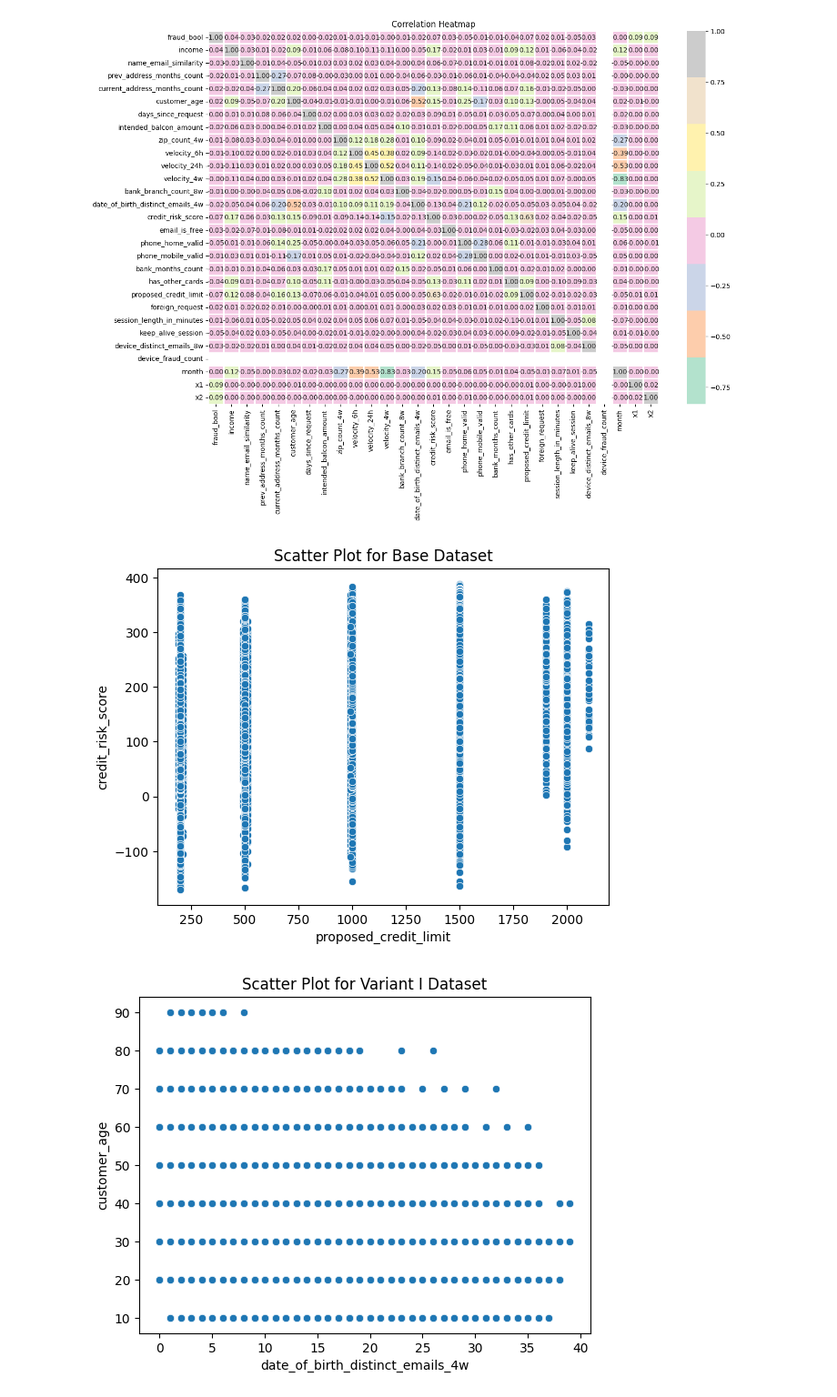
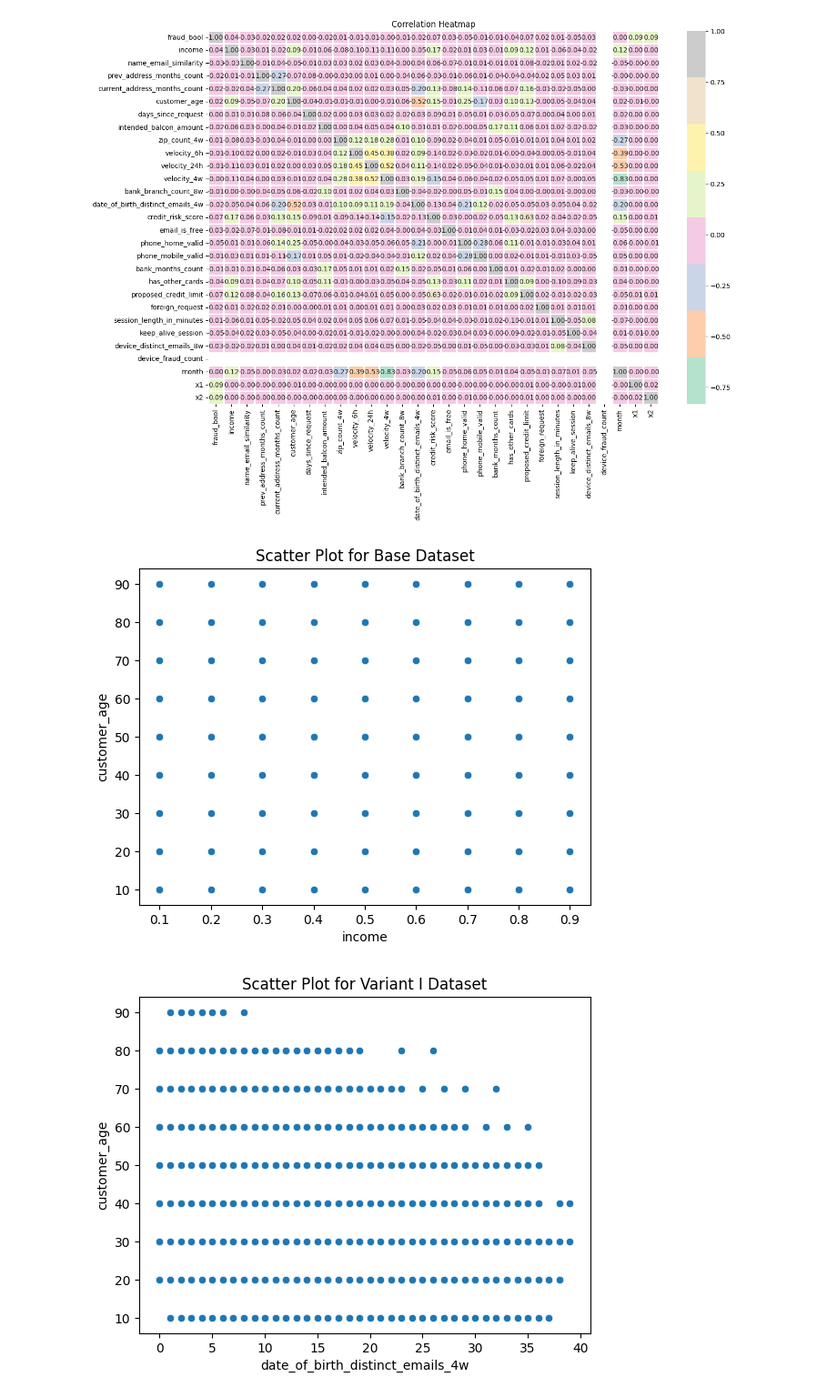
Before and after one commit to Angelaestefan/concentracion, a Jupyter notebook: Modulo Reto/Actividad R1/BAF.ipynb, the cells around one changed output. Shown at 91% size. Cells and saved outputs as stored; diff of their text form; code cells hidden in the pictures.

```diff
--- a/Actividad R1/BAF.ipynb
+++ b/Modulo Reto/Actividad R1/BAF.ipynb
@@ -749,18 +749,18 @@ plt.show()
 # %% [output]
 [figure]
 # %%
-sns.scatterplot(data=base, x='proposed_credit_limit', y='credit_risk_score')
+sns.scatterplot(data=base, x='income', y='customer_age')
 plt.title("Scatter Plot for Base Dataset")
 plt.show()
 
 sns.scatterplot(data=variantI, x='date_of_birth_distinct_emails_4w', y='customer_age')
 plt.title("Scatter Plot for Variant I Dataset")
 plt.show()
 
 sns.scatterplot(data=variantII, x='velocity_4w', y='velocity_24h')
 plt.title("Scatter Plot for Variant II Dataset")
 plt.show()
 # %% [output]
-[figure, old version]
+[figure, new version]
 [figure]
 [figure]
```
Also changed, not shown: parts of 2 cells of this notebook, 6 other files.
